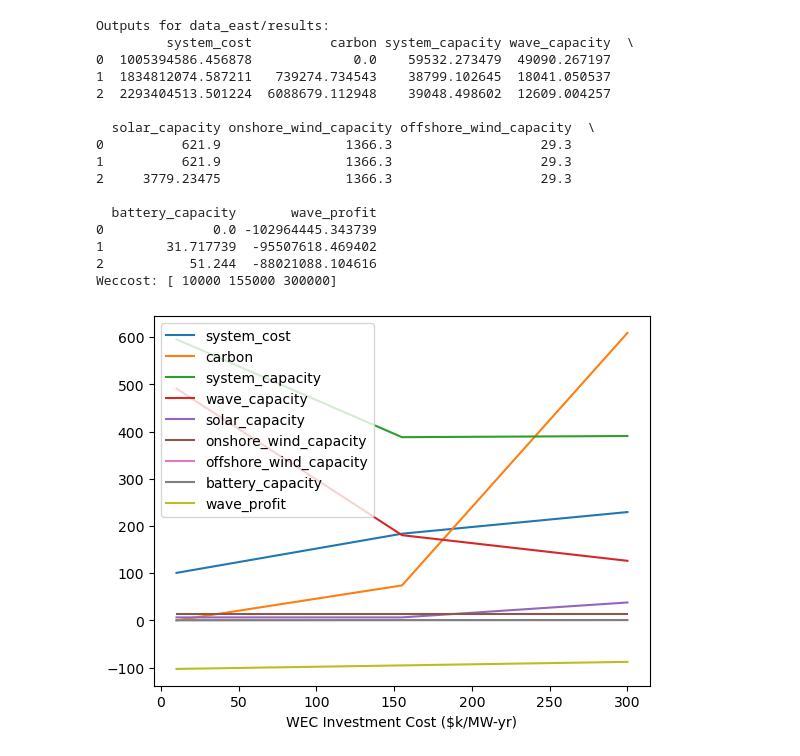
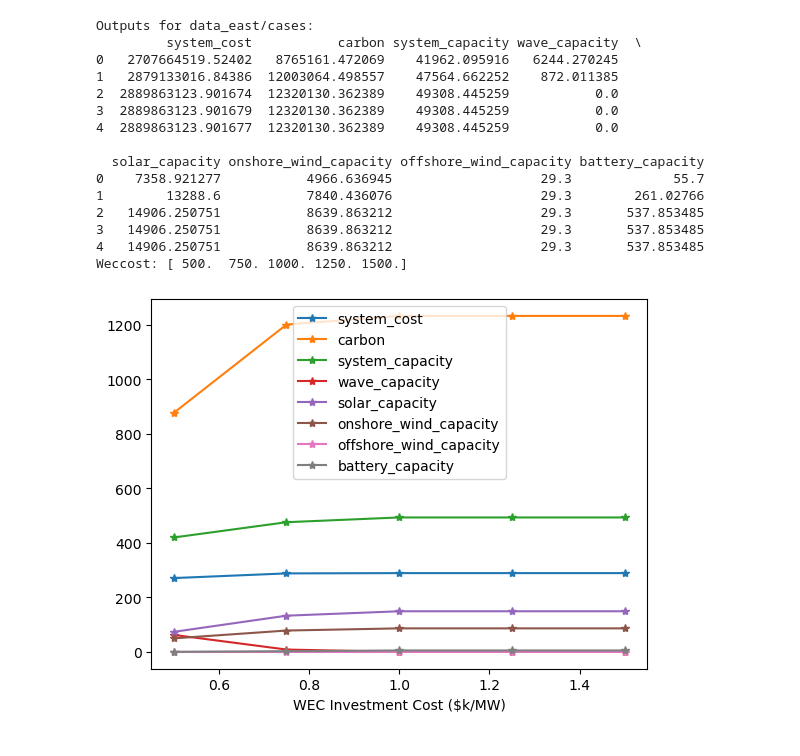
Before and after one commit to symbiotic-engineering/WEC-DECIDER, a Jupyter notebook: modules/CEM/analyze_results.ipynb, the cells around one changed output. Saved outputs shown, nothing was run; the diff lists cells and outputs as text; code cells hidden in the pictures.

Commit message:
results script works after fixing filepath, removing profit, using real wec cost not LUT

```diff
--- a/modules/CEM/analyze_results.ipynb
+++ b/modules/CEM/analyze_results.ipynb
@@ -8,12 +8,12 @@ location = 'data_east'
 inputs = pd.read_csv(os.path.join(location,'scenario_input.csv'))
 all_loc_case_folders = [os.path.join(location,'cases')]
 output_cols = ['system_cost', 'carbon', 'system_capacity','wave_capacity', 'solar_capacity', \
-               'onshore_wind_capacity', 'offshore_wind_capacity', 'battery_capacity','wave_profit']
+               'onshore_wind_capacity', 'offshore_wind_capacity', 'battery_capacity']
 outputs = pd.DataFrame(index=inputs.index, columns=output_cols)
 output_scale = {'system_cost': 1e7, 'carbon': 1e4, 'system_capacity': 100, \
                 'wave_capacity': 100, 'solar_capacity': 100, \
                 'onshore_wind_capacity': 100, 'offshore_wind_capacity': 100, \
-                'battery_capacity': 100, 'wave_profit': 1e6}
+                'battery_capacity': 100}
 
 wave_name = 'wave'
 solar_name = ['utilitypv','solar_photovoltaic']
@@ -24,7 +24,7 @@ battery_name = ['battery','batteries']
 for this_loc_cases_folder in all_loc_case_folders:
     for case in np.arange(1,len(inputs)+1):
         idx = case - 1
-        case_result_folder = os.path.join(this_loc_cases_folder,'Case_'+str(case),'results')
+        case_result_folder = os.path.join(this_loc_cases_folder,'Case_'+str(case),'results','results_p1')
         cost_file     = os.path.join(case_result_folder,'costs.csv')
         carbon_file   = os.path.join(case_result_folder,'emissions.csv')
         capacity_file = os.path.join(case_result_folder,'capacity.csv')
@@ -33,12 +33,9 @@ for this_loc_cases_folder in all_loc_case_folders:
         system_cost_df   = pd.read_csv(cost_file,     index_col='Costs')
         carbon_df        = pd.read_csv(carbon_file,   index_col='Zone', nrows=3)
         capacity_df = pd.read_csv(capacity_file, index_col='Resource',usecols=['Resource','EndCap'])
-        profit_df   = pd.read_csv(revenue_file,  index_col='Resource',usecols=['Resource','Profit'])
 
         system_cost = system_cost_df['Total'].loc['cTotal']
         carbon = carbon_df['Total'].loc['AnnualSum']
-        wave_profit_idx = profit_df['Profit'].index.str.contains(wave_name, regex=True)
-        wave_profit = profit_df['Profit'].loc[wave_profit_idx].sum()
         system_capacity = capacity_df['EndCap'].loc['Total']
 
         wave_idx = capacity_df.index.str.contains(wave_name, regex=True)
@@ -63,7 +60,7 @@ for this_loc_cases_folder in all_loc_case_folders:
 
         outputs.loc[idx] = [system_cost, carbon, system_capacity,\
                             wave_capacity, solar_capacity, onshore_wind_capacity,\
-                            offshore_wind_capacity, battery_capacity, wave_profit]
+                            offshore_wind_capacity, battery_capacity]
 
     outputs.reset_index(drop=True, inplace=True)
     print(f"Outputs for {this_loc_cases_folder}:")
@@ -71,8 +68,7 @@ for this_loc_cases_folder in all_loc_case_folders:
 
     # extract inputs
     wec_cost_str = inputs.wave_cost.values
-    wec_cost_lut = {'low': 10000, 'mid': 155000, 'high': 300000}
-    wec_cost = np.array([wec_cost_lut[cost] for cost in wec_cost_str])
+    wec_cost = np.array([float(c.rsplit('_')[-1]) for c in wec_cost_str])
     print(f"Weccost: {wec_cost}")
     wave_variability = inputs.wave_variability.values
     power_lim = np.array([float(v.rsplit('_')[-1]) for v in wave_variability])
@@ -98,46 +94,45 @@ for this_loc_cases_folder in all_loc_case_folders:
                        [300-3*x, 0.09],
                        [300-5*x, 0.09],
                        [300-5*x, 0.11],
                        [300+x,   0.11],
                        [300+x,   0.03]])
 
     if np.any(np.array(size_tuple)==1):
         # line plot
         fig, ax = plt.subplots()
         for output in output_cols:
             output_reshaped = np.reshape(outputs[output].values, size_tuple)
             scale = 1/output_scale[output]
             plt.plot(wec_cost/1000, output_reshaped.astype(float)*scale, '*-', label=output)
         plt.xlabel('WEC Investment Cost ($k/MW)')
         plt.legend()
         plt.show()
     else:
         # contour plots
         for output in output_cols:
             output_reshaped = np.reshape(outputs[output].values, size_tuple)
             fig, ax = plt.subplots()
             plt.pcolormesh(wec_cost/1000, power_lim, output_reshaped.astype(float))
             #plt.plot(points[:,0],points[:,1],'r')
             plt.title(output)
             plt.xlabel('WEC Investment Cost ($k/MW)')
             plt.ylabel('WEC Fractional Power Limit')
             plt.colorbar()
             plt.show()
 # %% [output]
-Outputs for data_east/results:
-         system_cost          carbon system_capacity wave_capacity  \
-0  1005394586.456878             0.0    59532.273479  49090.267197
-1  1834812074.587211   739274.734543    38799.102645  18041.050537
-2  2293404513.501224  6088679.112948    39048.498602  12609.004257
+Outputs for data_east/cases:
+         system_cost           carbon system_capacity wave_capacity  \
+0   2707664519.52402   8765161.472069    41962.095916   6244.270245
+1   2879133016.84386  12003064.498557    47564.662252    872.011385
+2  2889863123.901674  12320130.362389    49308.445259           0.0
+3  2889863123.901679  12320130.362389    49308.445259           0.0
+4  2889863123.901677  12320130.362389    49308.445259           0.0
 
-  solar_capacity onshore_wind_capacity offshore_wind_capacity  \
-0          621.9                1366.3                   29.3
-1          621.9                1366.3                   29.3
-2     3779.23475                1366.3                   29.3
-
-  battery_capacity       wave_profit
-0              0.0 -102964445.343739
-1        31.717739  -95507618.469402
-2           51.244  -88021088.104616
-Weccost: [ 10000 155000 300000]
+  solar_capacity onshore_wind_capacity offshore_wind_capacity battery_capacity
+0    7358.921277           4966.636945                   29.3             55.7
+1        13288.6           7840.436076                   29.3        261.02766
+2   14906.250751           8639.863212                   29.3       537.853485
+3   14906.250751           8639.863212                   29.3       537.853485
+4   14906.250751           8639.863212                   29.3       537.853485
+Weccost: [ 500.  750. 1000. 1250. 1500.]
-[figure, old version]
+[figure, new version]
```
Also changed, not shown: parts of 1 cell of this notebook.
